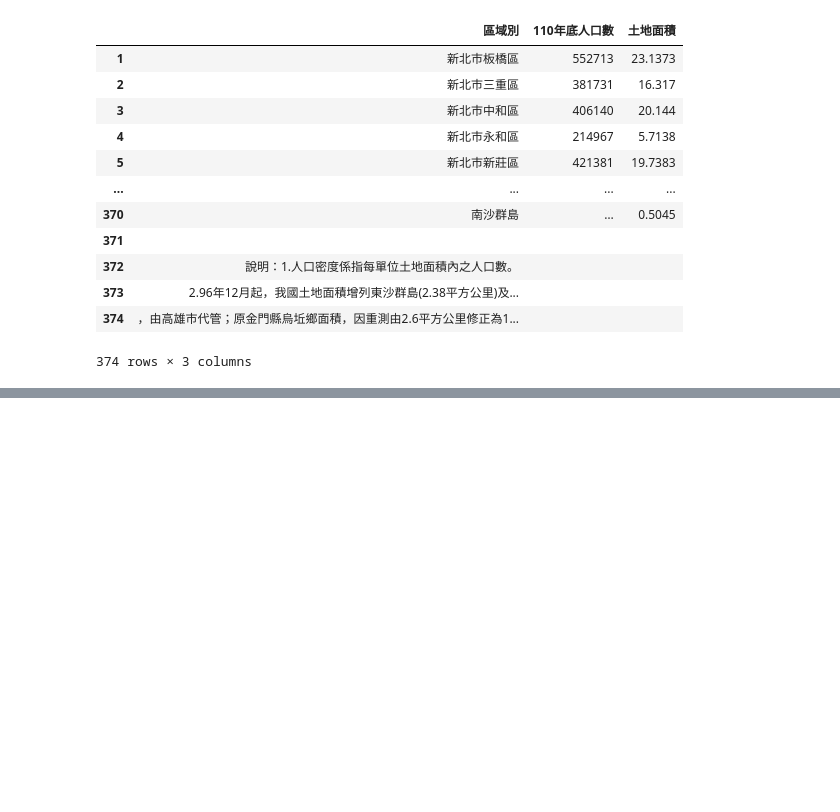
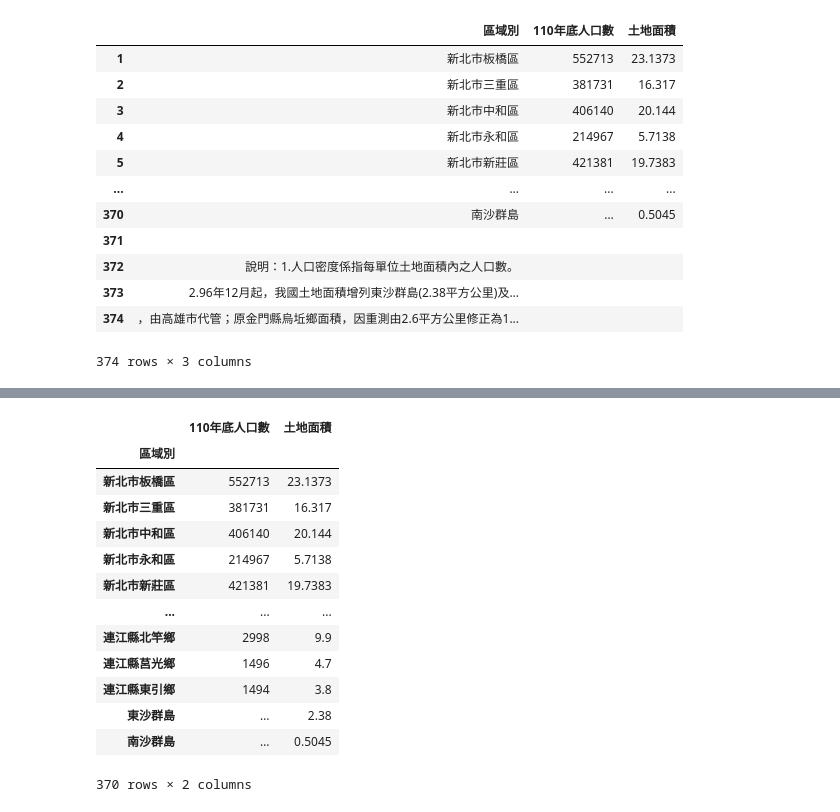
Before and after one commit to roberthsu2003/python, a Jupyter notebook: 上課用目錄/python813/lesson16_2.ipynb, the cells around one changed output, grey strips where cells are left out. Cells and saved outputs as stored; diff of their text form; code cells hidden in the pictures; blank space fills up the shorter version.

```diff
--- a/上課用目錄/python813/lesson16_2.ipynb
+++ b/上課用目錄/python813/lesson16_2.ipynb
@@ -108,0 +140,19 @@ dataFrame3
+# %%
+dataFrame4.index = dataFrame4['區域別']
+dataFrame5=dataFrame4.drop(columns='區域別')
+dataFrame5
+# %% [output]
+|  | 110年底人口數 | 土地面積 |
+| 區域別 |  |  |
+| 新北市板橋區 | 552713 | 23.1373 |
+| 新北市三重區 | 381731 | 16.317 |
+| 新北市中和區 | 406140 | 20.144 |
+| 新北市永和區 | 214967 | 5.7138 |
+| 新北市新莊區 | 421381 | 19.7383 |
+| ... | ... | ... |
+| 連江縣北竿鄉 | 2998 | 9.9 |
+| 連江縣莒光鄉 | 1496 | 4.7 |
+| 連江縣東引鄉 | 1494 | 3.8 |
+| 東沙群島 | … | 2.38 |
+| 南沙群島 | … | 0.5045 |
+370 rows × 2 columns
```
Also changed, not shown: parts of 3 cells of this notebook, 1 other file.
